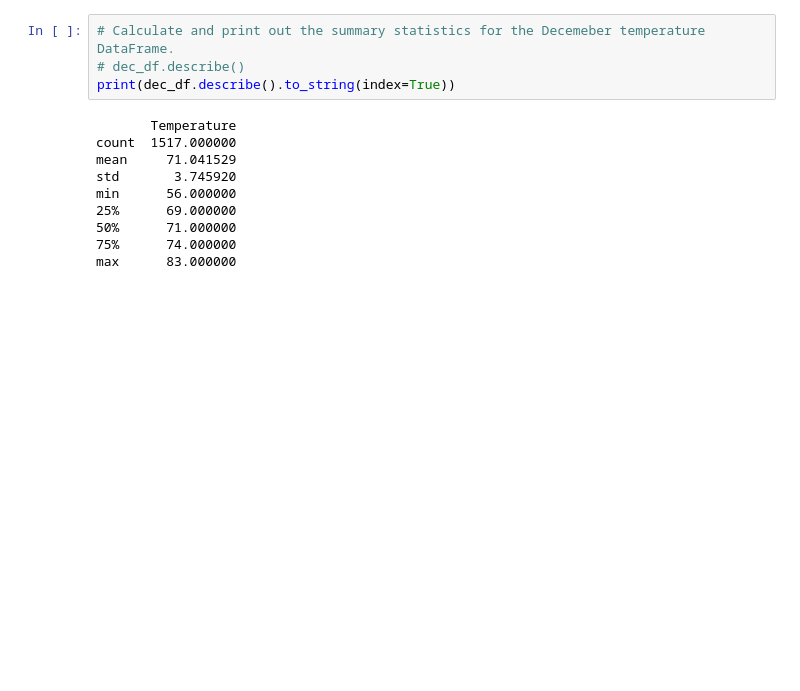
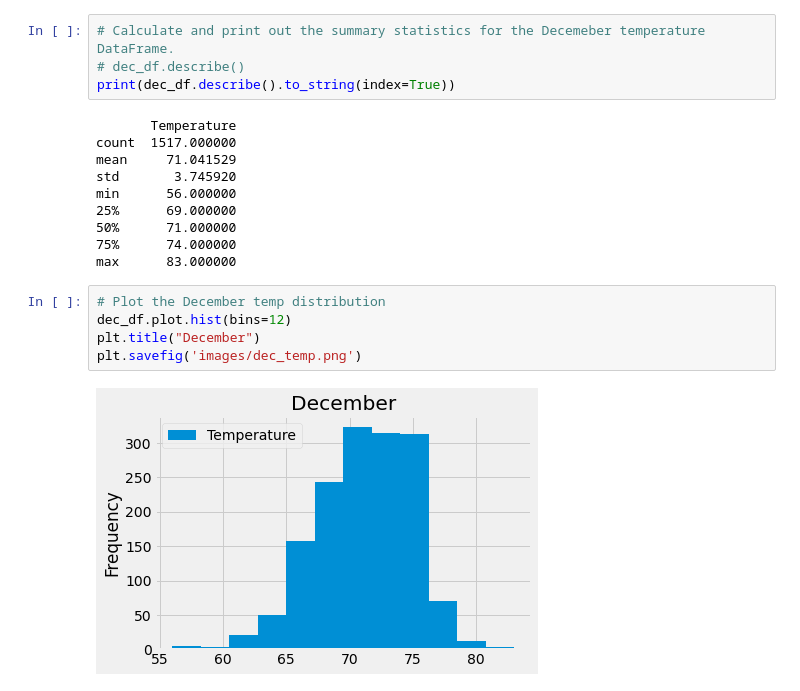
Before and after one commit to jazminyuen/surfs_up_SQL, a Jupyter notebook: surfsup_challenge.ipynb, the cells around one changed output. Saved outputs shown, nothing was run; the diff lists cells and outputs as text; blank space fills up the shorter version.

```diff
--- a/surfsup_challenge.ipynb
+++ b/surfsup_challenge.ipynb
@@ -129,3 +140,10 @@ min      56.000000
 50%      71.000000
 75%      74.000000
 max      83.000000
+# %%
+# Plot the December temp distribution
+dec_df.plot.hist(bins=12)
+plt.title("December")
+plt.savefig('images/dec_temp.png')
+# %% [output]
+[figure, added]
```
Also changed, not shown: parts of 2 cells of this notebook, 2 other files.
